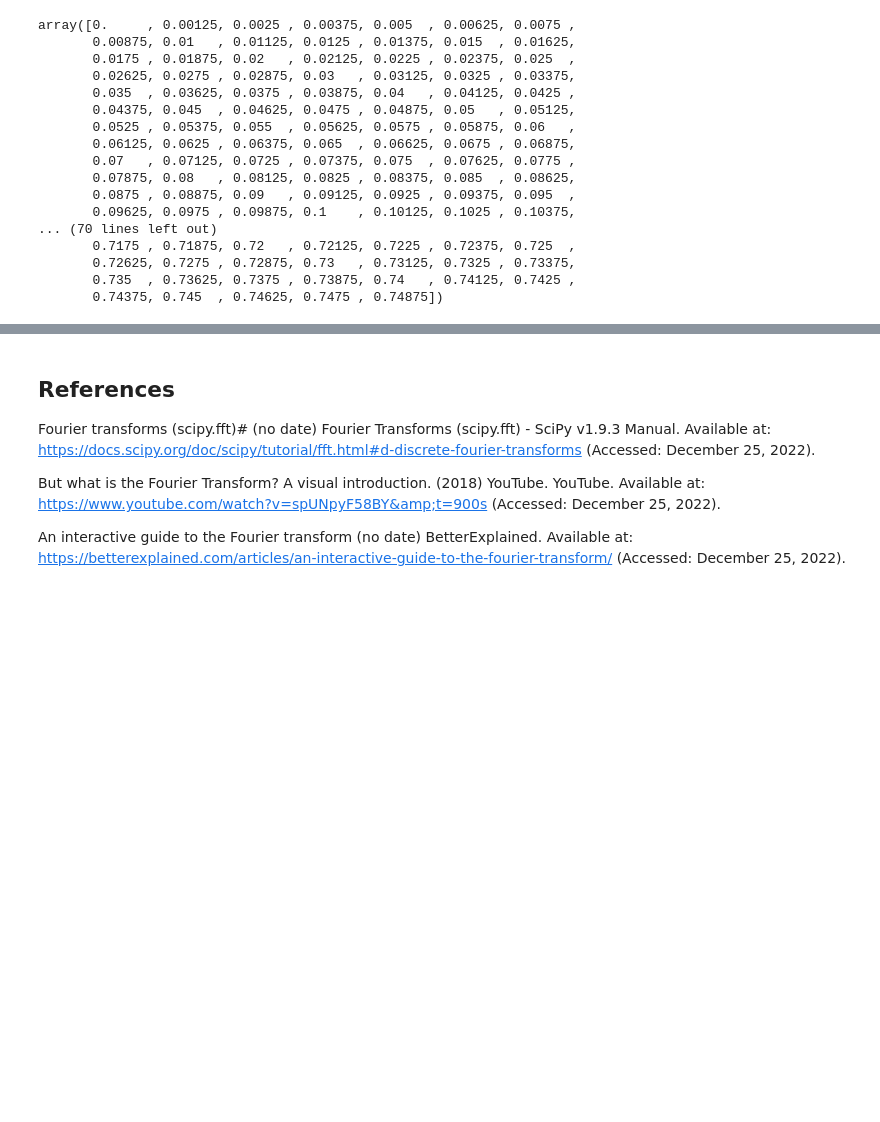
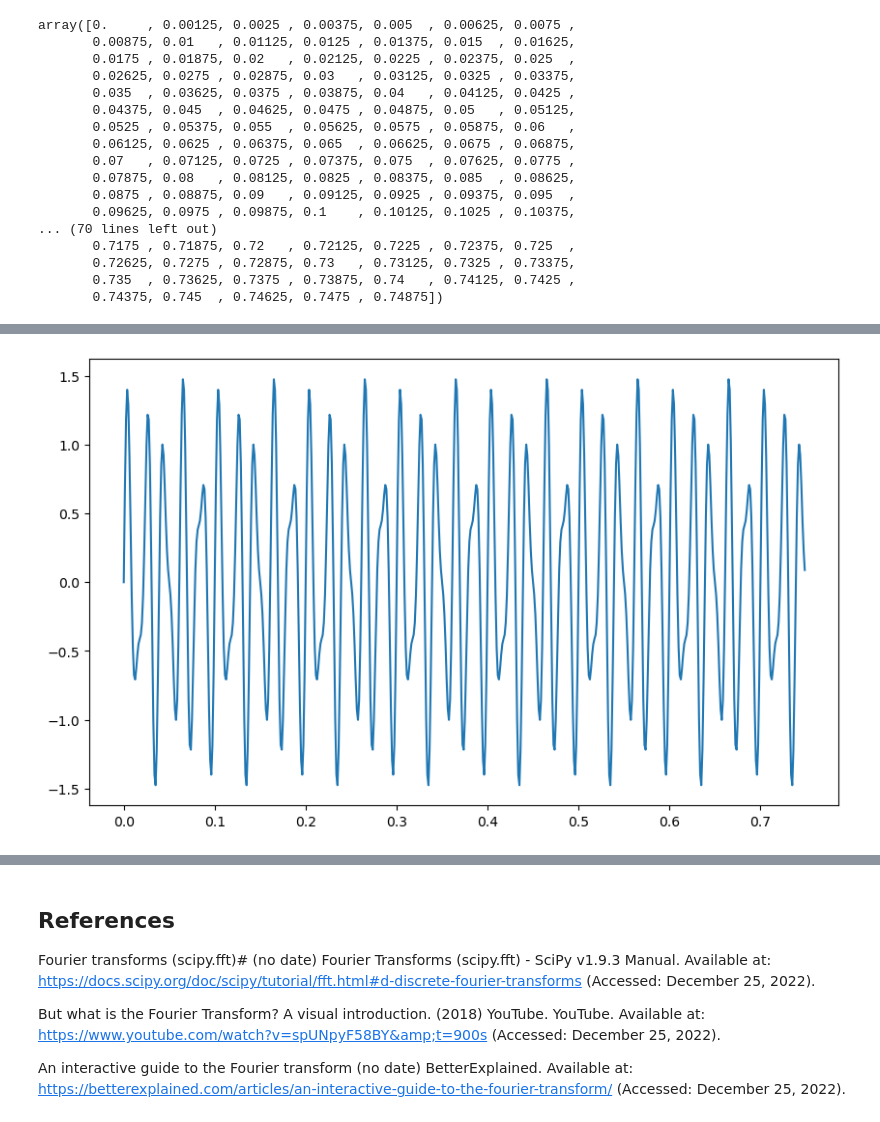
Before and after one commit to DylanCorr2020/EmergingTechnologies, a Jupyter notebook: content/Fourier Transform.ipynb, the cells around one changed output, grey strips where cells are left out. Saved outputs shown, nothing was run; the diff lists cells and outputs as text; code cells hidden in the pictures; blank space fills up the shorter version.

```diff
--- a/content/Fourier Transform.ipynb
+++ b/content/Fourier Transform.ipynb
@@ -140,0 +162,9 @@ array([0.     , 0.00125, 0.0025 , 0.00375, 0.005  , 0.00625, 0.0075 ,
+# %%
+# Sum of the waves.
+y = y_0 + y_1
+
+# Plot it.
+fig, ax = plt.subplots(figsize=(10, 6))
+ax.plot(x, y);
+# %% [output]
+[figure, added]
```
Also changed, not shown: parts of 7 cells of this notebook.
